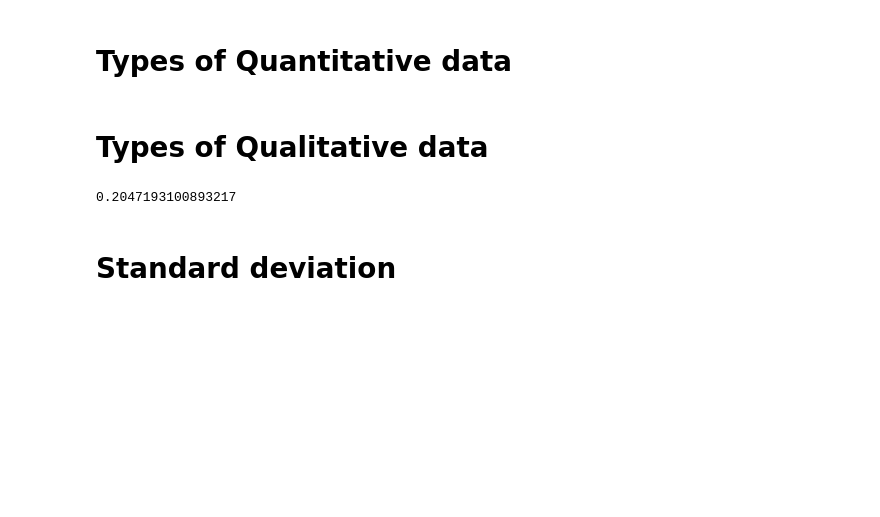
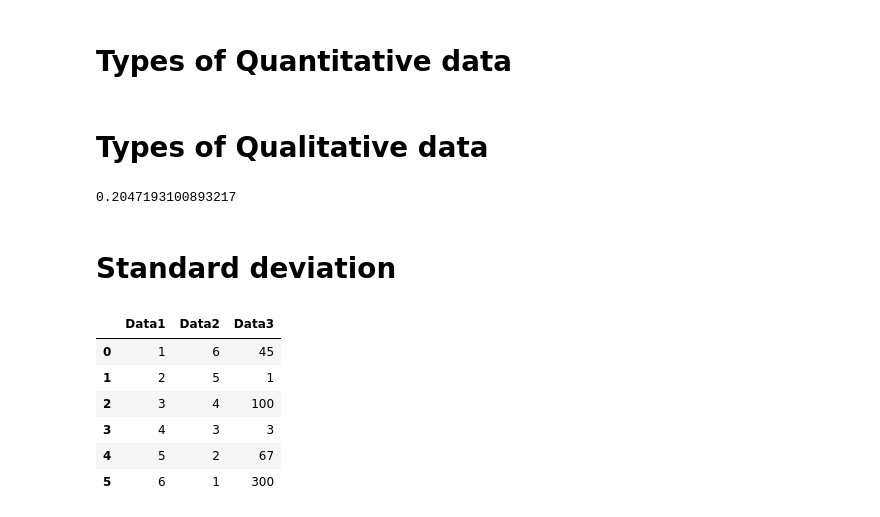
Before and after one commit to ApurvaKhismatrao/Data-Manipulation-statistics, a Jupyter notebook: Statistics24nov.ipynb, the cells around one changed output. Cells and saved outputs as stored; diff of their text form; code cells hidden in the pictures; blank space fills up the shorter version.

```diff
--- a/Statistics24nov.ipynb
+++ b/Statistics24nov.ipynb
@@ -47,0 +51,17 @@ print(df["Score"].skew())
+# %%
+# x = [1,2,3,4,5,6]
+# y =[12,15,18,21,23,24]
+x = [1,2,3,4,5,6]
+y = [6,5,4,3,2,1]
+z = [45,1,100,3,67,300]
+import pandas as pd
+df = pd.DataFrame({"Data1":x , "Data2":y,"Data3":z})
+df
+# %% [output]
+|  | Data1 | Data2 | Data3 |
+| 0 | 1 | 6 | 45 |
+| 1 | 2 | 5 | 1 |
+| 2 | 3 | 4 | 100 |
+| 3 | 4 | 3 | 3 |
+| 4 | 5 | 2 | 67 |
+| 5 | 6 | 1 | 300 |
```
Also changed, not shown: parts of 7 cells of this notebook, 7 other files.
